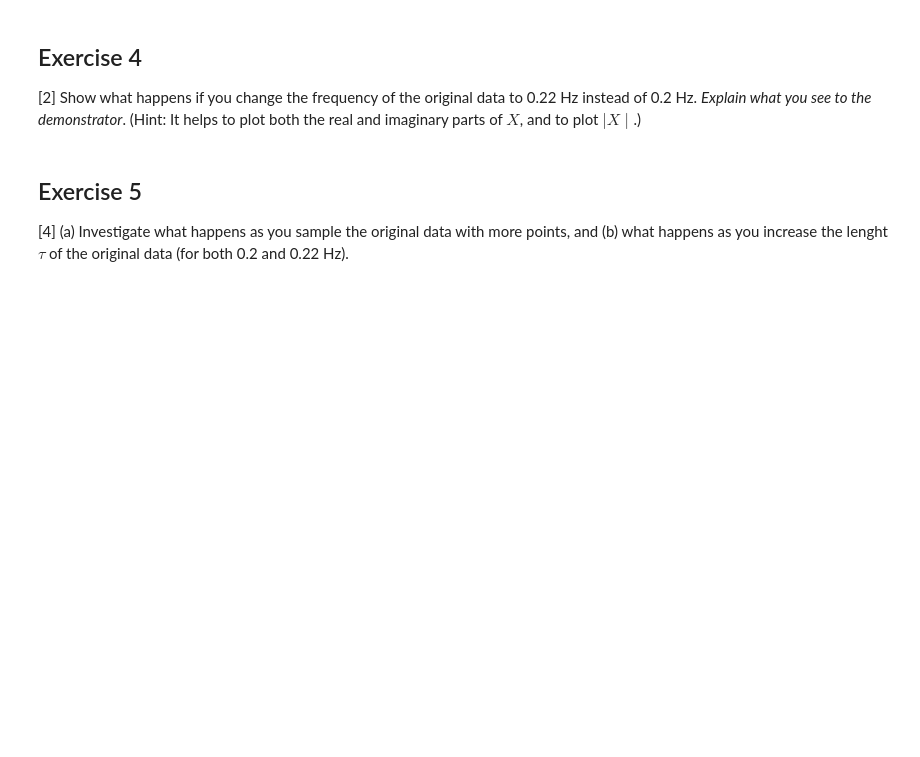
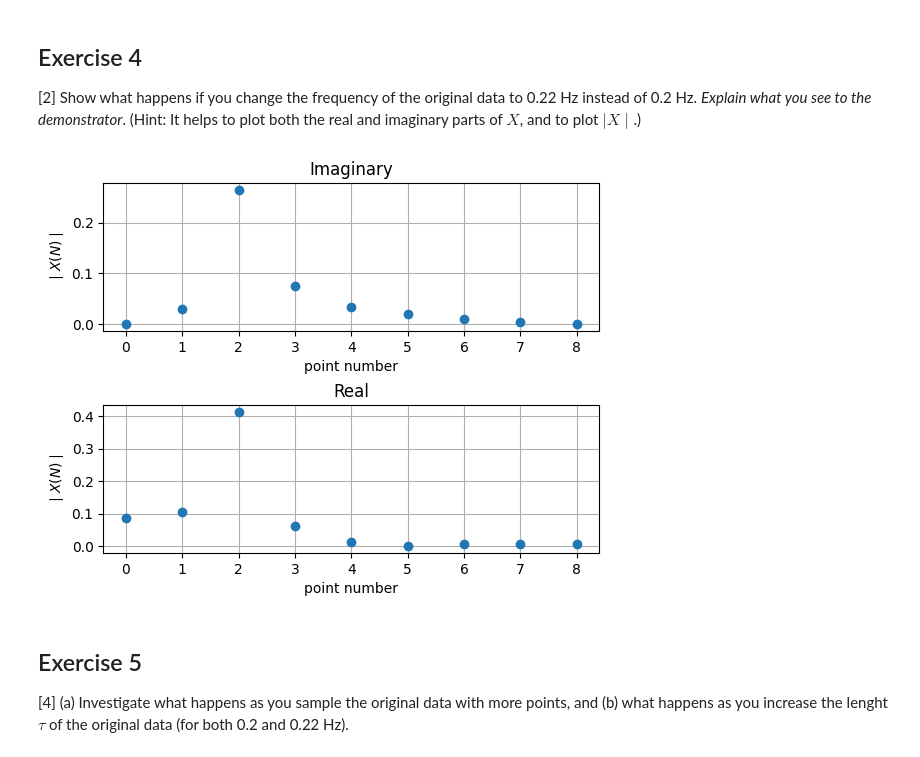
Before and after one commit to PX2145-2025/week-10-b-Whittle-Keenan, a Jupyter notebook: FFT.ipynb, the cells around one changed output. Cells and saved outputs as stored; diff of their text form; code cells hidden in the pictures; blank space fills up the shorter version.

```diff
--- a/FFT.ipynb
+++ b/FFT.ipynb
@@ -363,6 +364,25 @@ plt.grid()
 ## Exercise 4
 [2] Show what happens if you change the frequency of the original data to 0.22 Hz instead of 0.2 Hz. _Explain what you see to the demonstrator_.
 (Hint: It helps to plot both the real and imaginary parts of $X$, and to plot $\mid X \mid$.)
+# %%
+# Plotting real part and imaginary
+plt.subplot(2, 1, 1)
+plt.plot(np.abs(X[0:N//2+1].imag),'o')
+plt.title('Imaginary')
+plt.xlabel('point number')
+plt.ylabel('$\mid X(N)\mid$')
+plt.grid()
+
+plt.subplot(2, 1, 2)
+plt.plot(np.abs(X[0:N//2+1].real),'o')
+plt.title('Real')
+plt.xlabel('point number')
+plt.ylabel('$\mid X(N)\mid$')
+plt.grid()
+
+plt.subplots_adjust(hspace=0.5)
+# %% [output]
+[figure, added]
 # %% [markdown]
 ## Exercise 5
 
```
Also changed, not shown: parts of 1 cell of this notebook.
